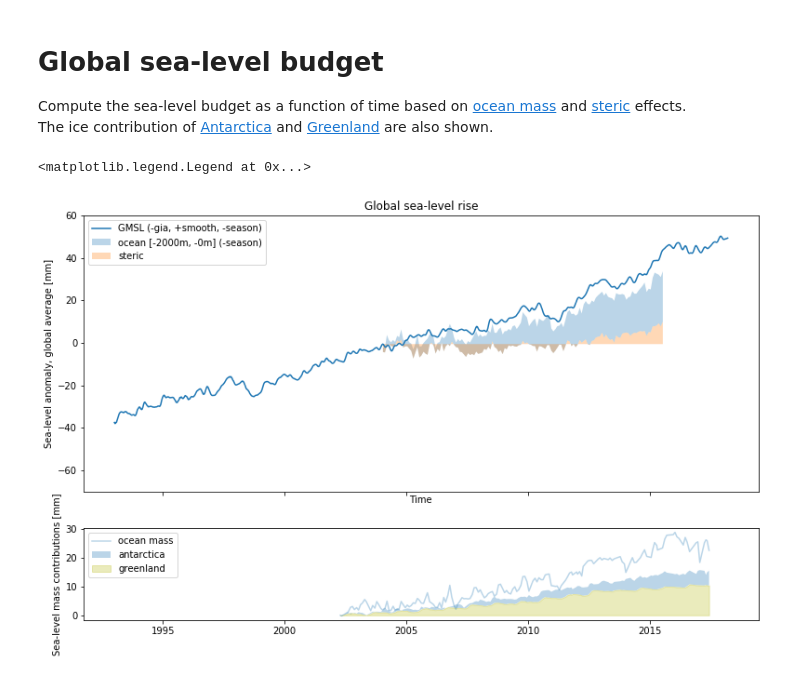
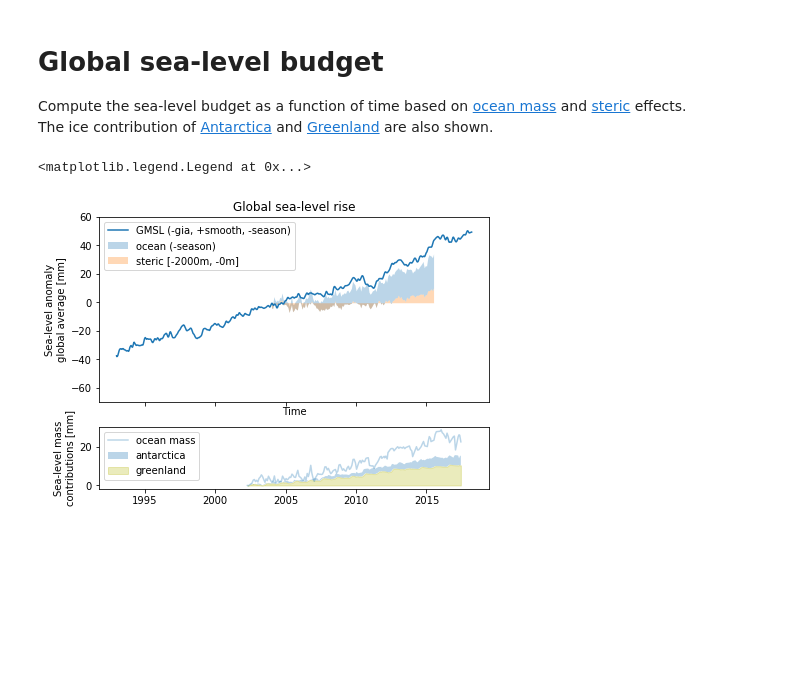
Before and after one commit to openearth/sealevel, a Jupyter notebook: notebooks/analysis/budget/global-budget.ipynb, the cells around one changed output. Cells and saved outputs as stored; diff of their text form; code cells hidden in the pictures; blank space fills up the shorter version.

```diff
--- a/notebooks/analysis/budget/global-budget.ipynb
+++ b/notebooks/analysis/budget/global-budget.ipynb
@@ -81,35 +81,35 @@ antarctica_df['slr'] *= 1000
 ocean_slr = scipy.interpolate.interp1d(ocean_mass_df.year, ocean_mass_df.slr_deseasoned)(steric_df.year)
 ocean_and_steric = pd.DataFrame(data=dict(year=steric_df.year, steric_slr=steric_df.slr, ocean_slr=ocean_slr))
 # %%
-fig, axes = plt.subplots(2, 1, figsize=(13, 8), sharex=True, sharey=False, gridspec_kw=dict(height_ratios=[3, 1]))
+fig, axes = plt.subplots(2, 1, figsize=(7, 5), sharex=True, sharey=False, gridspec_kw=dict(height_ratios=[3, 1]))
 axes[0].set_title('Global sea-level rise')
 # get the start of te ocean dataset
 idxmin = np.abs(gmsl_df.year - ocean_and_steric.year.iloc[0]).idxmin()
 GMSL_se = gmsl_df.GMSL_sd/np.sqrt(gmsl_df['n observations'])
 
 # line up at start of series
 correction = gmsl_df.GMSL_gia_smooth_deseasoned.iloc[idxmin]
 
 axes[0].plot(gmsl_df.year, gmsl_df.GMSL_gia_smooth_deseasoned, label='GMSL (-gia, +smooth, -season)')
 
-axes[0].fill_between(ocean_and_steric['year'], correction + ocean_and_steric['steric_slr'], correction  + ocean_and_steric['steric_slr'] + ocean_and_steric['ocean_slr'], alpha=0.3, label='ocean [-2000m, -0m] (-season)')
-axes[0].fill_between(ocean_and_steric['year'], correction + ocean_and_steric['steric_slr'], correction, alpha=0.3, label='steric')
+axes[0].fill_between(ocean_and_steric['year'], correction + ocean_and_steric['steric_slr'], correction  + ocean_and_steric['steric_slr'] + ocean_and_steric['ocean_slr'], alpha=0.3, label='ocean (-season)')
+axes[0].fill_between(ocean_and_steric['year'], correction + ocean_and_steric['steric_slr'], correction, alpha=0.3, label='steric [-2000m, -0m]')
 
 axes[1].fill_between(greenland_df['year'], y1=greenland_df['slr'], y2=greenland_df['slr'] + antarctica_df['slr'], alpha=0.3, label='antarctica')
 axes[1].fill_between(antarctica_df['year'], greenland_df['slr'], alpha=0.3, label='greenland', color=greenish)
 axes[1].plot(ocean_mass_df['year'], ocean_mass_df['slr_deseasoned'], alpha=0.3, label='ocean mass')
 
 axes[0].set_xlabel('Time')
-axes[0].set_ylabel('Sea-level anomaly, global average [mm]')
+axes[0].set_ylabel('Sea-level anomaly\nglobal average [mm]')
 
 
 
 axes[0].set_ylim(-70, 60)
 axes[0].legend(loc='best')
-axes[1].set_ylabel('Sea-level mass contributions [mm]')
+axes[1].set_ylabel('Sea-level mass\ncontributions [mm]')
 axes[1].legend(loc='upper left')
 # %% [output]
 <matplotlib.legend.Legend at 0x...>
-[figure, old version]
+[figure, new version]
 # %%
 fig.savefig('global-budget.pdf')
```
Also changed, not shown: 2 other files.
